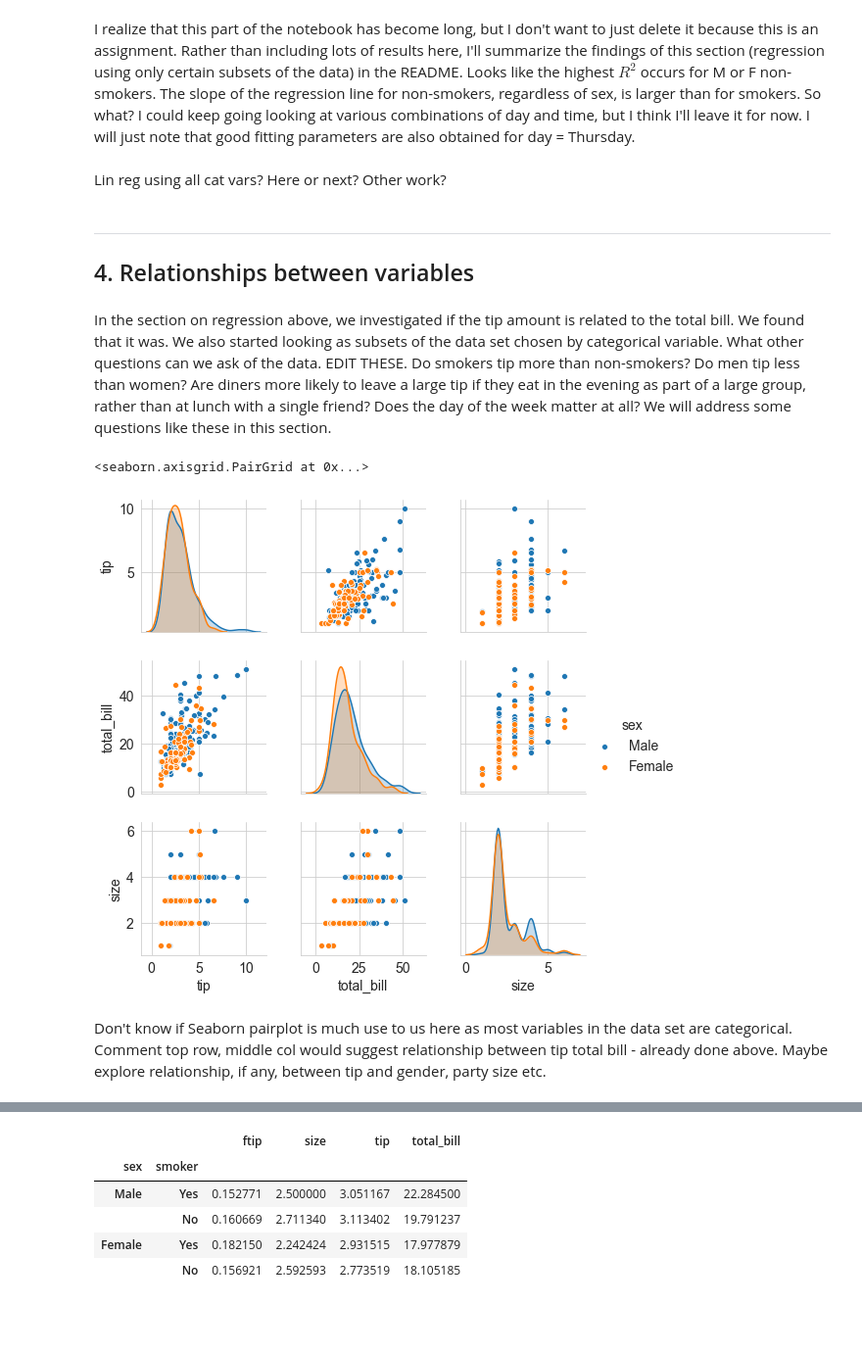
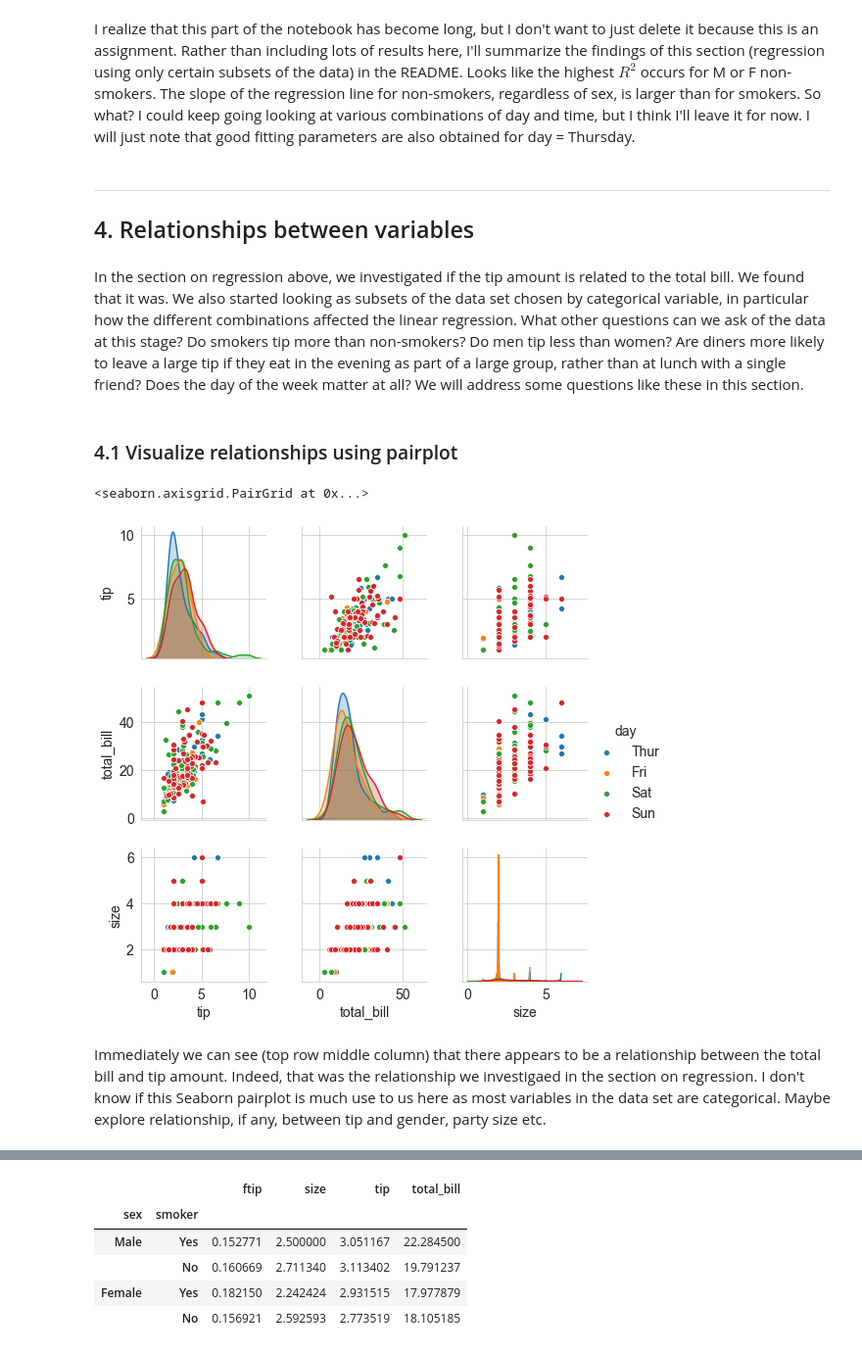
Before and after one commit to elizabethdaly/data-analysis-project, a Jupyter notebook: tips-data-analysis.ipynb, the cells around one changed output, grey strips where cells are left out. Shown at 98% size. Drawn from its saved outputs; the diff is of its cells as text; code cells hidden in the pictures; blank space fills up the shorter version.

Commit message:
Spell checker and start last section

```diff
--- a/tips-data-analysis.ipynb
+++ b/tips-data-analysis.ipynb
@@ -531,19 +533,20 @@ R-squared day:
 We expect a tip of $ 8.77  for a spend of $ 100
 # %% [markdown]
 I realize that this part of the notebook has become long, but I don't want to just delete it because this is an assignment.  Rather than including lots of results here, I'll summarize the findings of this section (regression using only certain subsets of the data) in the README. Looks like the highest $R^2$ occurs for M or F non-smokers. The slope of the regression line for non-smokers, regardless of sex, is larger than for smokers. So what? I could keep going looking at various combinations of day and time, but I think I'll leave it for now. I will just note that good fitting parameters are also obtained for day = Thursday.
-# %% [markdown]
-Lin reg using all cat vars? Here or next? Other work?
 # %% [markdown]
 ***
 ## 4. Relationships between variables
 # %% [markdown]
-In the section on regression above, we investigated if the tip amount is related to the total bill. We found that it was. We also started looking as subsets of the data set chosen by categorical variable. What other questions can we ask of the data. EDIT THESE. Do smokers tip more than non-smokers? Do men tip less than women? Are diners more likely to leave a large tip if they eat in the evening as part of a large group, rather than at lunch with a single friend? Does the day of the week matter at all? We will address some questions like these in this section.
+In the section on regression above, we investigated if the tip amount is related to the total bill. We found that it was. We also started looking as subsets of the data set chosen by categorical variable, in particular how the different combinations affected the linear regression. What other questions can we ask of the data at this stage?
+Do smokers tip more than non-smokers? Do men tip less than women? Are diners more likely to leave a large tip if they eat in the evening as part of a large group, rather than at lunch with a single friend? Does the day of the week matter at all? We will address some questions like these in this section.
+# %% [markdown]
+### 4.1 Visualize relationships using pairplot
 # %%
 # I'll start with a pairplot to see if anything jumps out from the numeric variables.
-sns.pairplot(df, vars=["tip", "total_bill", "size"], hue='sex')
+sns.pairplot(df, vars=["tip", "total_bill", "size"], hue='day')
 # %% [output]
 <seaborn.axisgrid.PairGrid at 0x...>
-[figure, old version]
+[figure, new version]
 # %% [markdown]
-Don't know if Seaborn pairplot is much use to us here as most variables in the data set are categorical. Comment top row, middle col would suggest relationship between tip total bill - already done above. Maybe explore relationship, if any, between tip and gender, party size etc.
+Immediately we can see (top row middle column) that there appears to be a relationship between the total bill and tip amount. Indeed, that was the relationship we investigaed in the section on regression. I don't know if this Seaborn pairplot is much use to us here as most variables in the data set are categorical. Maybe explore relationship, if any, between tip and gender, party size etc.
 # %% [markdown]
```
Also changed, not shown: parts of 10 cells of this notebook, 1 other file.
